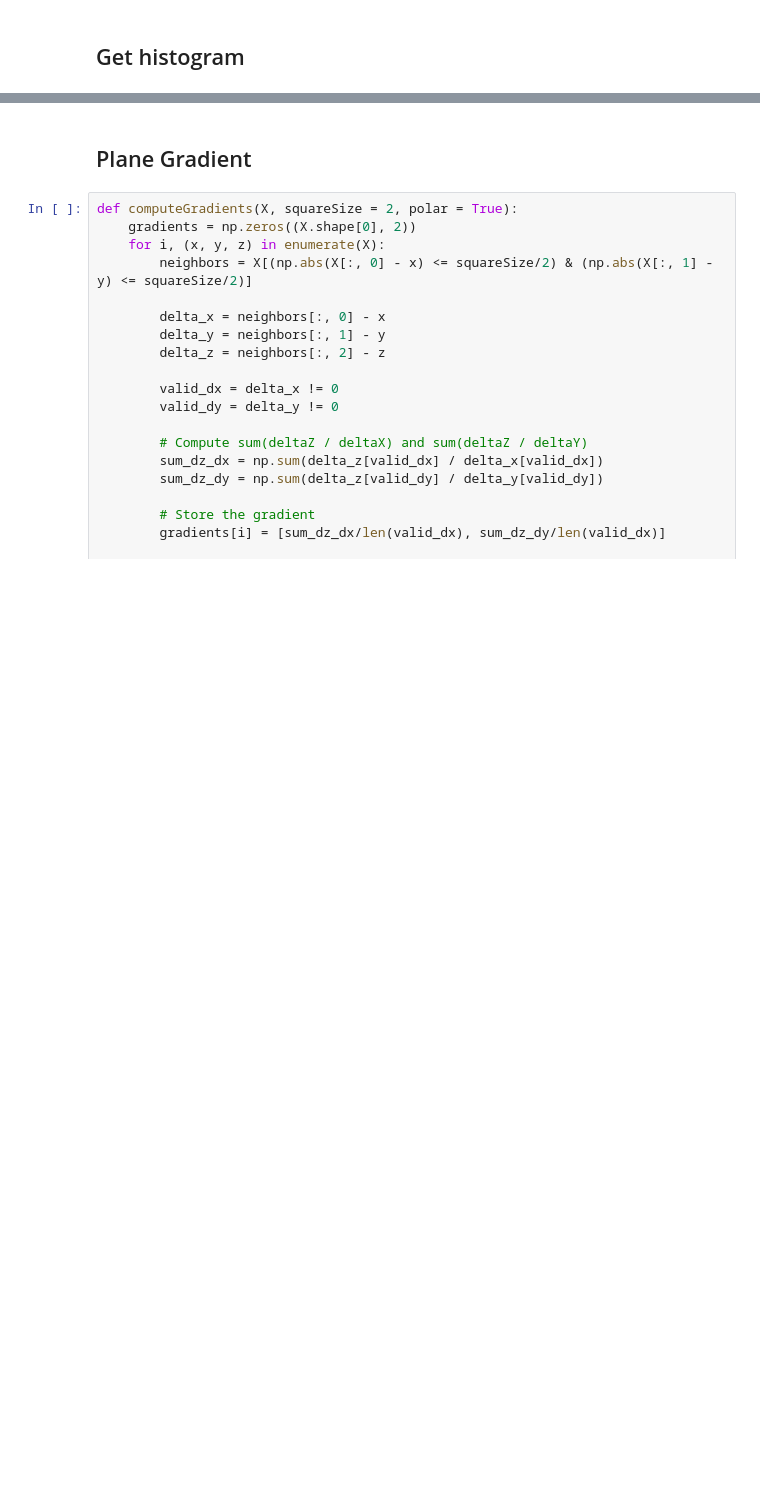
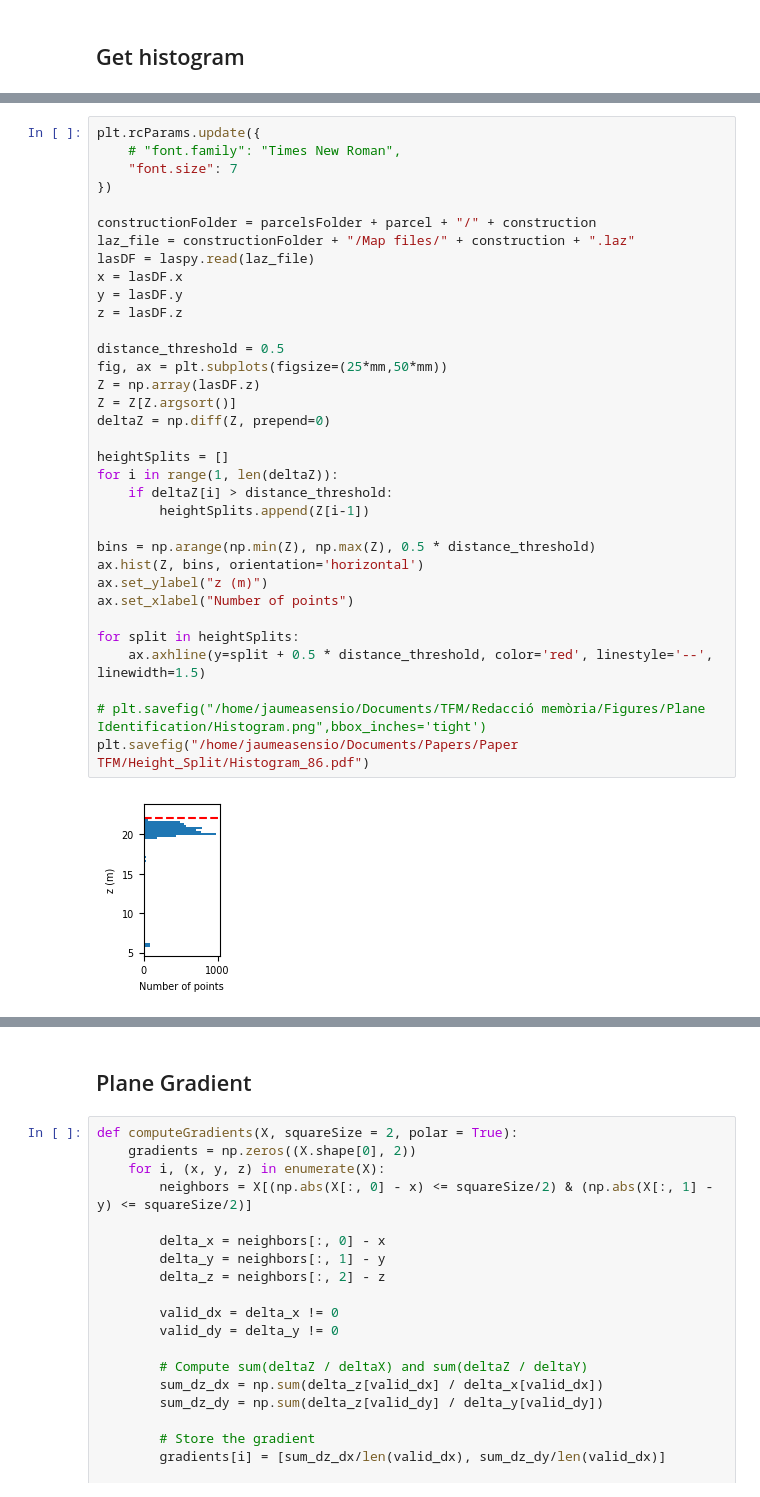
Before and after one commit to BeeGroup-cimne/solar_potencial_estimation_v3, a Jupyter notebook: Scripts/Plane_Identification_Revised/nov22/generateReportImages.ipynb, the cells around one changed output, grey strips where cells are left out. Cells and saved outputs as stored; diff of their text form; blank space fills up the shorter version.

```diff
--- a/Scripts/Plane_Identification_Revised/nov22/generateReportImages.ipynb
+++ b/Scripts/Plane_Identification_Revised/nov22/generateReportImages.ipynb
@@ -77 +83,37 @@ plt.savefig("/home/jaumeasensio/Documents/TFM/Redacció memòria/Figures/Plane I
+# %%
+plt.rcParams.update({
+    # "font.family": "Times New Roman",
+    "font.size": 7
+})
+
+constructionFolder = parcelsFolder + parcel + "/" + construction
+laz_file = constructionFolder + "/Map files/" + construction + ".laz"
+lasDF = laspy.read(laz_file)
+x = lasDF.x
+y = lasDF.y
+z = lasDF.z
+
+distance_threshold = 0.5
+fig, ax = plt.subplots(figsize=(25*mm,50*mm))
+Z = np.array(lasDF.z)
+Z = Z[Z.argsort()]
+deltaZ = np.diff(Z, prepend=0)
+
+heightSplits = []
+for i in range(1, len(deltaZ)):
+    if deltaZ[i] > distance_threshold:
+        heightSplits.append(Z[i-1])
+
+bins = np.arange(np.min(Z), np.max(Z), 0.5 * distance_threshold)
+ax.hist(Z, bins, orientation='horizontal')
+ax.set_ylabel("z (m)")
+ax.set_xlabel("Number of points")
+
+for split in heightSplits:
+    ax.axhline(y=split + 0.5 * distance_threshold, color='red', linestyle='--', linewidth=1.5)
+
+# plt.savefig("/home/jaumeasensio/Documents/TFM/Redacció memòria/Figures/Plane Identification/Histogram.png",bbox_inches='tight')
+plt.savefig("/home/jaumeasensio/Documents/Papers/Paper TFM/Height_Split/Histogram_86.pdf")
+# %% [output]
+[figure, added]
 # %%
```
Also changed, not shown: parts of 14 cells of this notebook, 50 other files.
